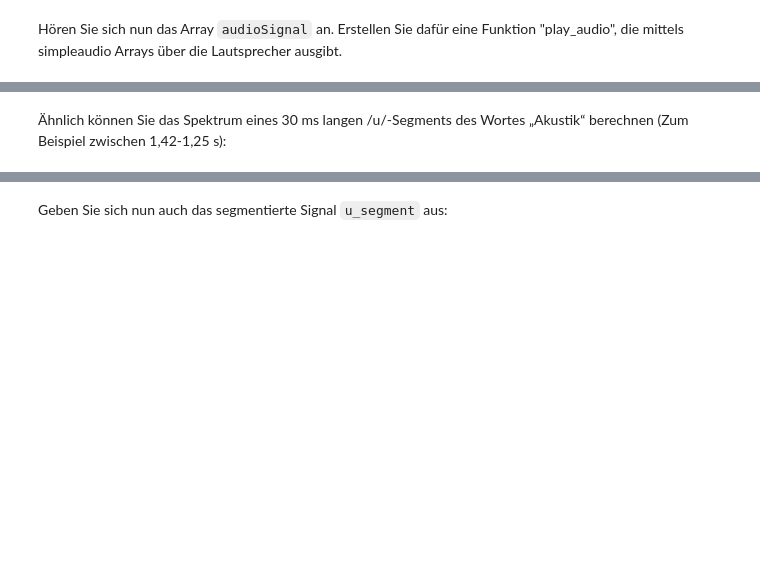
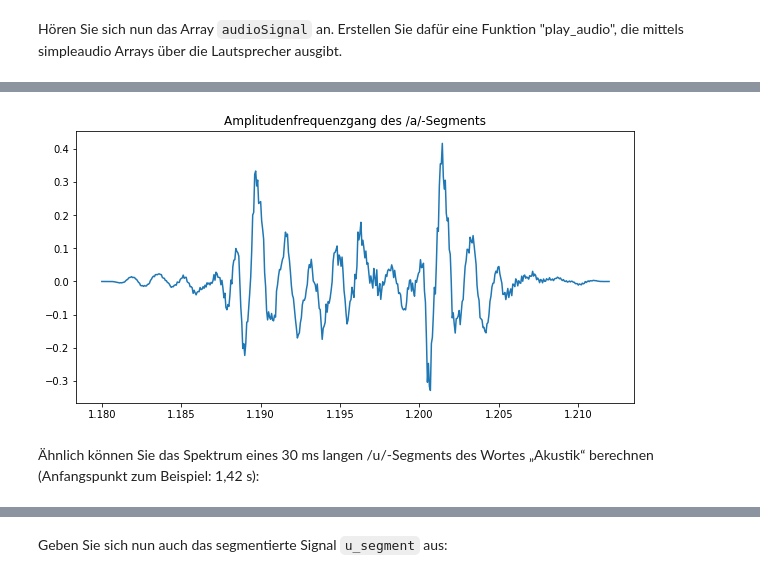
Before and after one commit to TUD-STKS/tud-sv, a Jupyter notebook: Thema-2-Messung der Übertragungsfunktion/2.2 - LPC.ipynb, the cells around one changed output, grey strips where cells are left out. Saved outputs shown, nothing was run; the diff lists cells and outputs as text; code cells hidden in the pictures; blank space fills up the shorter version.

```diff
--- a/Thema-2-Messung der Übertragungsfunktion/2.2 - LPC.ipynb
+++ b/Thema-2-Messung der Übertragungsfunktion/2.2 - LPC.ipynb
@@ -285,6 +322,14 @@ Audioausgabe
 # Lösung
 repeat_audio(signal.hann(a_segment.size)*a_segment)
+# %%
+plt.title('Amplitudenfrequenzgang des /a/-Segments')
+plt.plot(t_aSegment_s, signal.hann(a_segment.size)*a_segment)
+#plt.plot(signal.hann(a_segment.size)*a_segment)
+plt.gcf().set_size_inches(10, 5)
+plt.show()
+# %% [output]
+[figure, added]
 # %% [markdown]
-Ähnlich können Sie das Spektrum eines 30 ms langen /u/-Segments des Wortes „Akustik“ berechnen (Zum Beispiel zwischen 1,42-1,25 s):
+Ähnlich können Sie das Spektrum eines 30 ms langen /u/-Segments des Wortes „Akustik“ berechnen (Anfangspunkt zum Beispiel: 1,42 s):
 # %%
 '''
```
Also changed, not shown: parts of 28 cells of this notebook.
